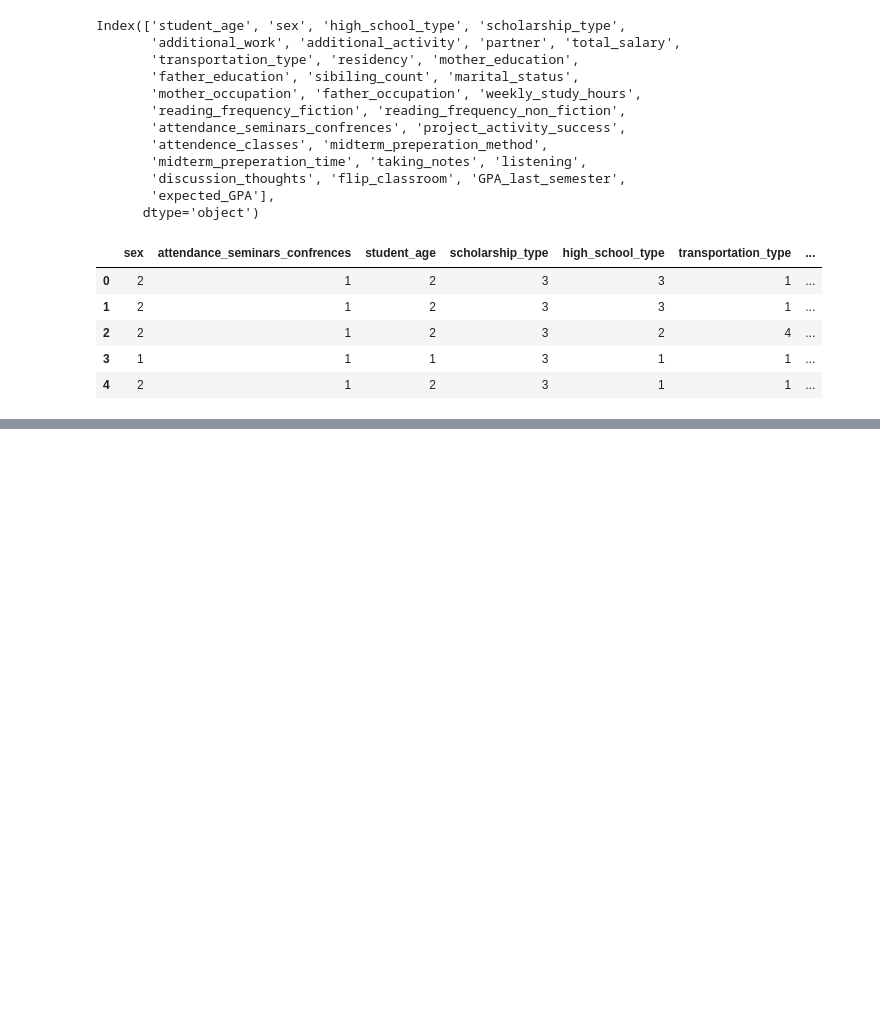
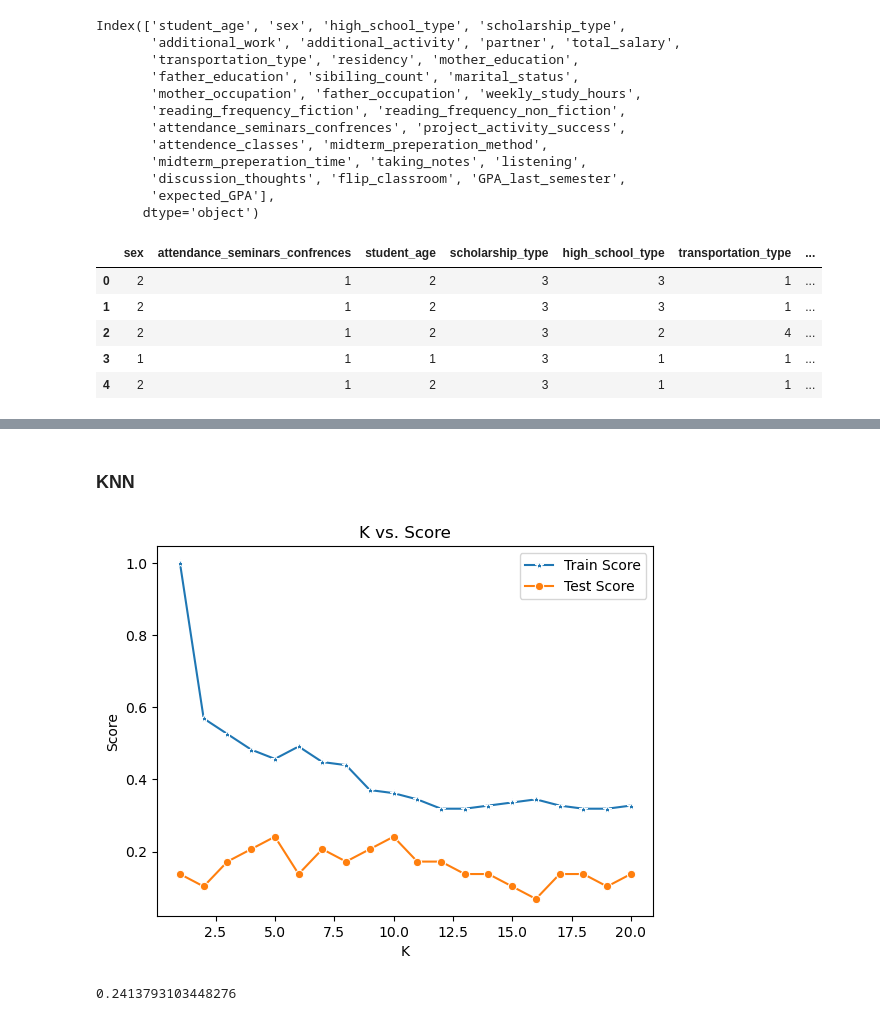
Before and after one commit to jr7072/data-science-project, a Jupyter notebook: project.ipynb, the cells around one changed output, grey strips where cells are left out. Drawn from its saved outputs; the diff is of its cells as text; code cells hidden in the pictures; blank space fills up the shorter version.

```diff
--- a/project.ipynb
+++ b/project.ipynb
@@ -165,0 +297,33 @@ px.histogram(highly_correlated_df, x='GPA_last_semester', color='expected_GPA',
+# %% [markdown]
+### KNN
+# %%
+from sklearn.neighbors import KNeighborsClassifier
+
+# append scores here for plotting later
+test_scores = []
+train_scores = []
+
+for i in range(1, 21):
+    knn = KNeighborsClassifier(n_neighbors=i)
+    knn.fit(X_train, y_train)
+
+    # append scores.
+    train_scores.append(knn.score(X_train,y_train))
+    test_scores.append(knn.score(X_test,y_test))
+
+import seaborn as sns
+sns.lineplot(x=range(1,21), y=train_scores, marker='*', label='Train Score')
+sns.lineplot(x=range(1,21), y=test_scores, marker='o', label='Test Score')
+plt.title('K vs. Score')
+plt.xlabel('K')
+plt.ylabel('Score')
+plt.show()
+# %% [output]
+[figure, added]
+# %%
+knn = KNeighborsClassifier(n_neighbors=5)
+
+knn.fit(X_train, y_train)
+knn.score(X_test, y_test)
+# %% [output]
+0.2413793103448276
```
Also changed, not shown: parts of 25 cells of this notebook, 1 other file.
